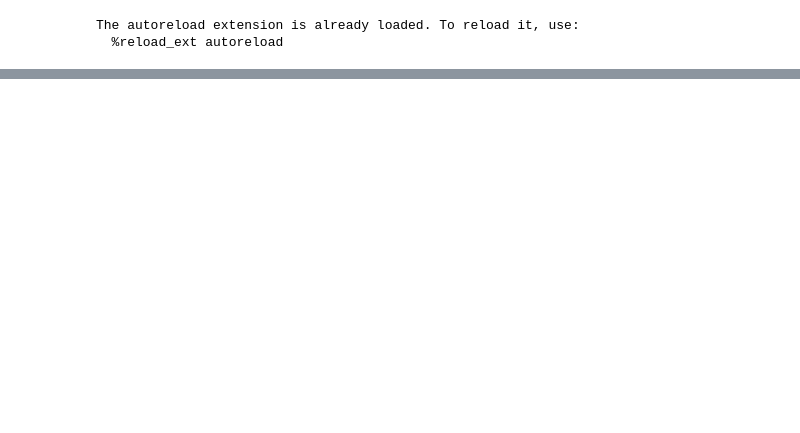
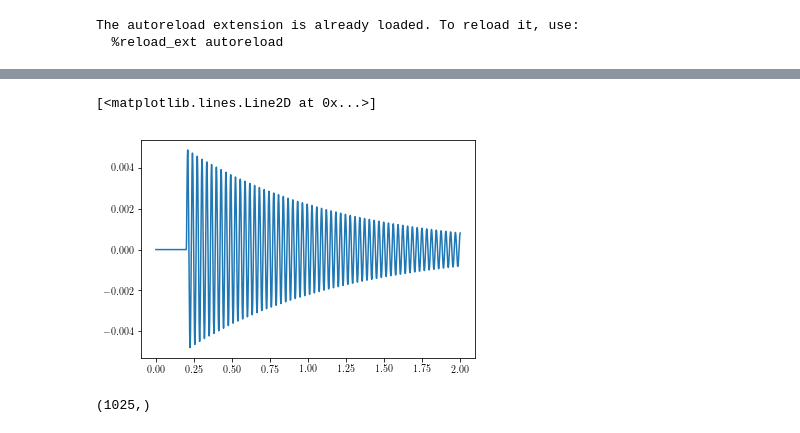
Before and after one commit to Vibration-Testing/vibrationtesting, a Jupyter notebook: JupyterNotebooks/Final_Solution_2017.ipynb, the cells around one changed output, grey strips where cells are left out. Cells and saved outputs as stored; diff of their text form; code cells hidden in the pictures; blank space fills up the shorter version.

```diff
--- a/JupyterNotebooks/Final_Solution_2017.ipynb
+++ b/JupyterNotebooks/Final_Solution_2017.ipynb
@@ -37,0 +84,16 @@ Bt = sp.array([[1],[0]])
+# %%
+time, yout, xout = ctrl.forced_response(sys, U = u, T = time)
+plt.plot(time, yout)
+#plt.axis([0,2,-0.0001, 0.0004])
+# %% [output]
+[<matplotlib.lines.Line2D at 0x...>]
+[figure, added]
+# %%
+freq, H1, H2, coh, Hv = vt.frfest(yout, u, time[1], windowname = 'none')
+#help(vt.frfest)
+
+H2[0,:,0].shape
+
+freq.shape
+# %% [output]
+(1025,)
```
Also changed, not shown: parts of 27 cells of this notebook.
